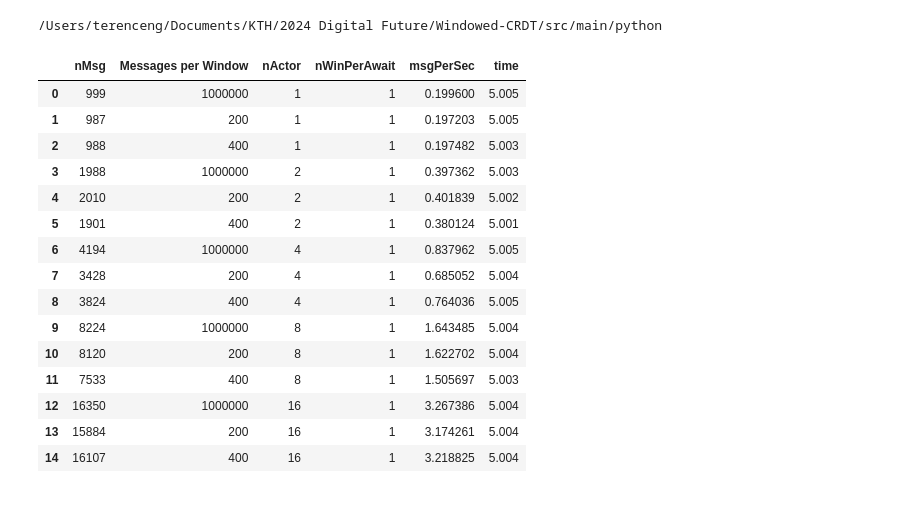
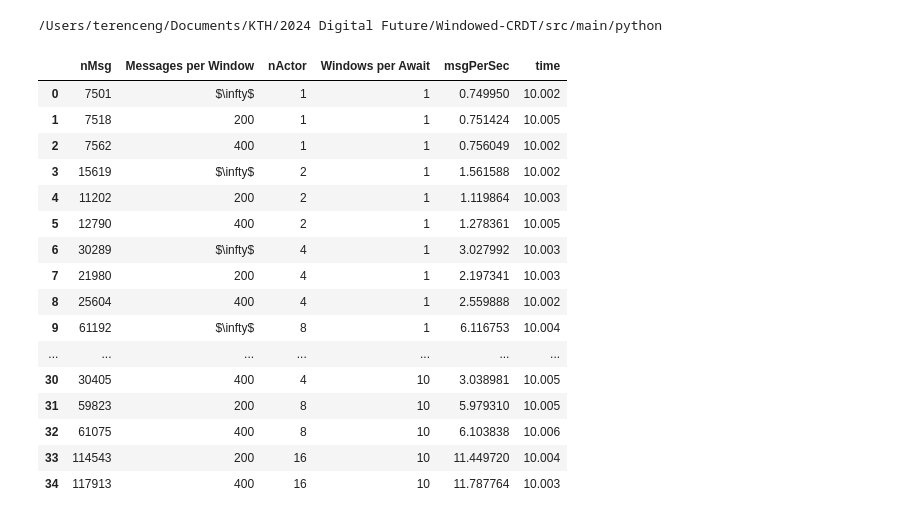
Before and after one commit to TerenceNg03/Windowed-CRDT, a Jupyter notebook: src/main/python/plotScale.ipynb, the cells around one changed output. Cells and saved outputs as stored; diff of their text form; code cells hidden in the pictures.

```diff
--- a/src/main/python/plotScale.ipynb
+++ b/src/main/python/plotScale.ipynb
@@ -8,31 +8,35 @@ import seaborn as sns
 # %%
 print(os.getcwd())
 with open('../../../result.json') as f:
     lines = f.readlines()
     data = list(map(lambda s:json.loads(s), lines))
     dfAll = pd.DataFrame(data)
 
 dfAll['msgPerSec'] = dfAll['msgPerSec'].apply(lambda x: x /1_000)
-dfAll = dfAll.rename(columns={'nMsgPerWin': 'Messages per Window'})
+dfAll['nMsgPerWin'] = dfAll['nMsgPerWin'].apply(lambda x: '$\\infty$' if x==1000000 else str(x))
+hue = 'Messages per Window'
+style = 'Windows per Await'
+dfAll = dfAll.rename(columns={'nMsgPerWin': hue, 'nWinPerAwait': style})
 dfAll
 # %% [output]
 /Users/terenceng/Documents/KTH/2024 Digital Future/Windowed-CRDT/src/main/python
-|  | nMsg | Messages per Window | nActor | nWinPerAwait | msgPerSec | time |
-| 0 | 999 | 1000000 | 1 | 1 | 0.199600 | 5.005 |
-| 1 | 987 | 200 | 1 | 1 | 0.197203 | 5.005 |
-| 2 | 988 | 400 | 1 | 1 | 0.197482 | 5.003 |
-| 3 | 1988 | 1000000 | 2 | 1 | 0.397362 | 5.003 |
-| 4 | 2010 | 200 | 2 | 1 | 0.401839 | 5.002 |
-| 5 | 1901 | 400 | 2 | 1 | 0.380124 | 5.001 |
-| 6 | 4194 | 1000000 | 4 | 1 | 0.837962 | 5.005 |
-| 7 | 3428 | 200 | 4 | 1 | 0.685052 | 5.004 |
-| 8 | 3824 | 400 | 4 | 1 | 0.764036 | 5.005 |
-| 9 | 8224 | 1000000 | 8 | 1 | 1.643485 | 5.004 |
-| 10 | 8120 | 200 | 8 | 1 | 1.622702 | 5.004 |
-| 11 | 7533 | 400 | 8 | 1 | 1.505697 | 5.003 |
-| 12 | 16350 | 1000000 | 16 | 1 | 3.267386 | 5.004 |
-| 13 | 15884 | 200 | 16 | 1 | 3.174261 | 5.004 |
-| 14 | 16107 | 400 | 16 | 1 | 3.218825 | 5.004 |
+|  | nMsg | Messages per Window | nActor | Windows per Await | msgPerSec | time |
+| 0 | 7501 | $\infty$ | 1 | 1 | 0.749950 | 10.002 |
+| 1 | 7518 | 200 | 1 | 1 | 0.751424 | 10.005 |
+| 2 | 7562 | 400 | 1 | 1 | 0.756049 | 10.002 |
+| 3 | 15619 | $\infty$ | 2 | 1 | 1.561588 | 10.002 |
+| 4 | 11202 | 200 | 2 | 1 | 1.119864 | 10.003 |
+| 5 | 12790 | 400 | 2 | 1 | 1.278361 | 10.005 |
+| 6 | 30289 | $\infty$ | 4 | 1 | 3.027992 | 10.003 |
+| 7 | 21980 | 200 | 4 | 1 | 2.197341 | 10.003 |
+| 8 | 25604 | 400 | 4 | 1 | 2.559888 | 10.002 |
+| 9 | 61192 | $\infty$ | 8 | 1 | 6.116753 | 10.004 |
+| ... | ... | ... | ... | ... | ... | ... |
+| 30 | 30405 | 400 | 4 | 10 | 3.038981 | 10.005 |
+| 31 | 59823 | 200 | 8 | 10 | 5.979310 | 10.005 |
+| 32 | 61075 | 400 | 8 | 10 | 6.103838 | 10.006 |
+| 33 | 114543 | 200 | 16 | 10 | 11.449720 | 10.004 |
+| 34 | 117913 | 400 | 16 | 10 | 11.787764 | 10.003 |
 # %%
 fig, ax = plt.subplots()
 # sns.set(font_scale=1.1)
```
Also changed, not shown: parts of 2 cells of this notebook, 4 other files.
